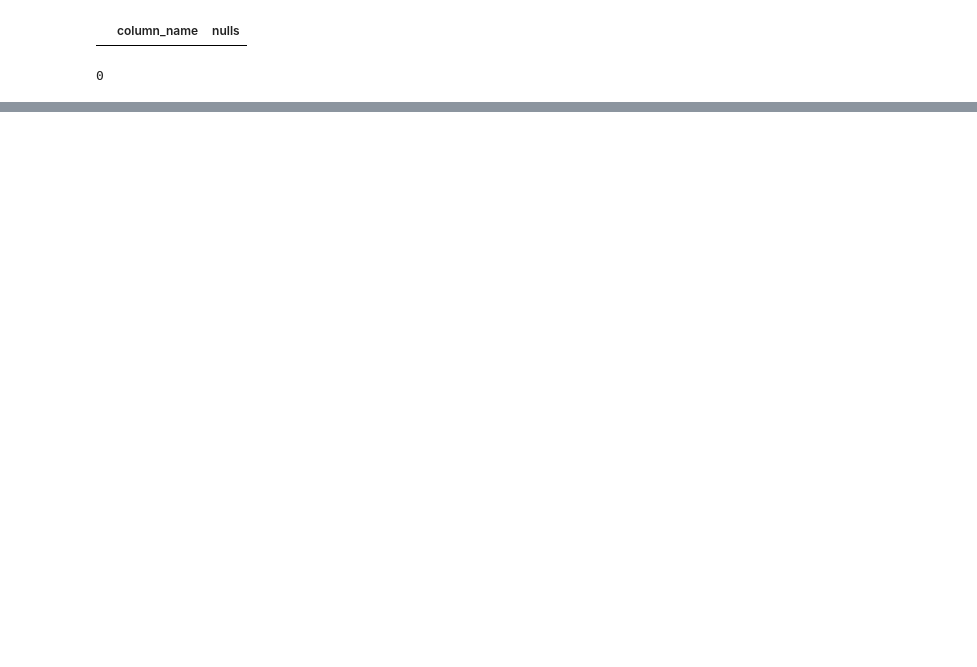
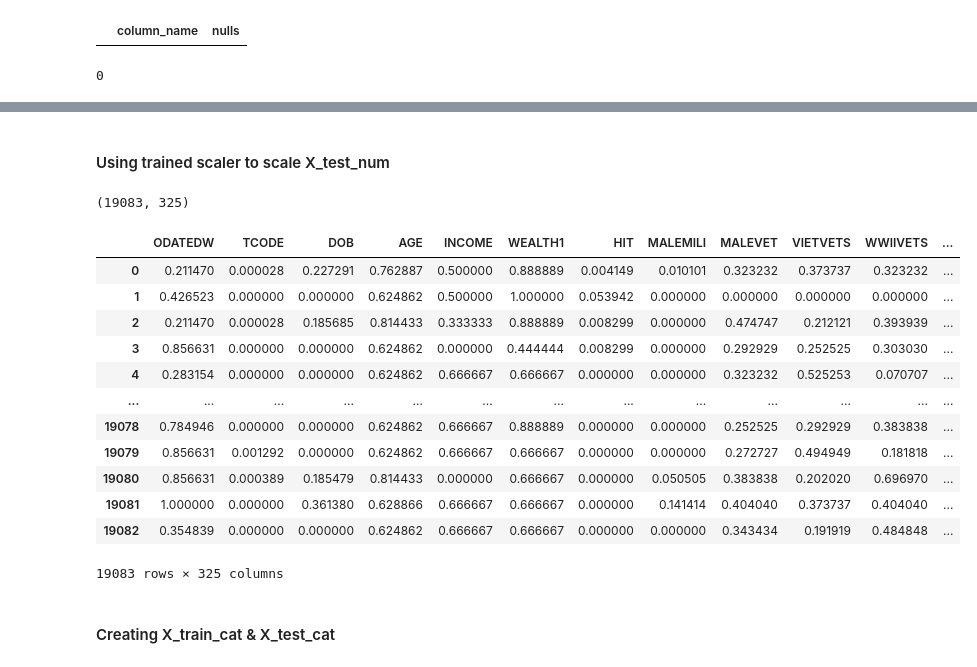
Before and after one commit to antomontilla/lab-revisiting-machine-learning, a Jupyter notebook: HealcareForAll_AM.ipynb, the cells around one changed output, grey strips where cells are left out. Drawn from its saved outputs; the diff is of its cells as text; code cells hidden in the pictures; blank space fills up the shorter version.

```diff
--- a/HealcareForAll_AM.ipynb
+++ b/HealcareForAll_AM.ipynb
@@ -1370,0 +1532,24 @@ Y.to_csv('target7_02.csv')
+# %% [markdown]
+#### Using trained scaler to scale X_test_num
+# %%
+x_standardized = MinMaxtransformer.transform(X_test_num)
+print(x_standardized.shape)
+X_test_num_s = pd.DataFrame(x_standardized, columns=X_test_num.columns)
+X_test_num_s
+# %% [output]
+(19083, 325)
+|  | ODATEDW | TCODE | DOB | AGE | INCOME | WEALTH1 | HIT | MALEMILI | MALEVET | VIETVETS | WWIIVETS | ... |
+| 0 | 0.211470 | 0.000028 | 0.227291 | 0.762887 | 0.500000 | 0.888889 | 0.004149 | 0.010101 | 0.323232 | 0.373737 | 0.323232 | ... |
+| 1 | 0.426523 | 0.000000 | 0.000000 | 0.624862 | 0.500000 | 1.000000 | 0.053942 | 0.000000 | 0.000000 | 0.000000 | 0.000000 | ... |
+| 2 | 0.211470 | 0.000028 | 0.185685 | 0.814433 | 0.333333 | 0.888889 | 0.008299 | 0.000000 | 0.474747 | 0.212121 | 0.393939 | ... |
+| 3 | 0.856631 | 0.000000 | 0.000000 | 0.624862 | 0.000000 | 0.444444 | 0.008299 | 0.000000 | 0.292929 | 0.252525 | 0.303030 | ... |
+| 4 | 0.283154 | 0.000000 | 0.000000 | 0.624862 | 0.666667 | 0.666667 | 0.000000 | 0.000000 | 0.323232 | 0.525253 | 0.070707 | ... |
+| ... | ... | ... | ... | ... | ... | ... | ... | ... | ... | ... | ... | ... |
+| 19078 | 0.784946 | 0.000000 | 0.000000 | 0.624862 | 0.666667 | 0.888889 | 0.000000 | 0.000000 | 0.252525 | 0.292929 | 0.383838 | ... |
+| 19079 | 0.856631 | 0.001292 | 0.000000 | 0.624862 | 0.666667 | 0.666667 | 0.000000 | 0.000000 | 0.272727 | 0.494949 | 0.181818 | ... |
+| 19080 | 0.856631 | 0.000389 | 0.185479 | 0.814433 | 0.000000 | 0.666667 | 0.000000 | 0.050505 | 0.383838 | 0.202020 | 0.696970 | ... |
+| 19081 | 1.000000 | 0.000000 | 0.361380 | 0.628866 | 0.666667 | 0.666667 | 0.000000 | 0.141414 | 0.404040 | 0.373737 | 0.404040 | ... |
+| 19082 | 0.354839 | 0.000000 | 0.000000 | 0.624862 | 0.666667 | 0.666667 | 0.000000 | 0.000000 | 0.343434 | 0.191919 | 0.484848 | ... |
+19083 rows × 325 columns
+# %% [markdown]
+#### Creating X_train_cat & X_test_cat
```
Also changed, not shown: parts of 78 cells of this notebook.
